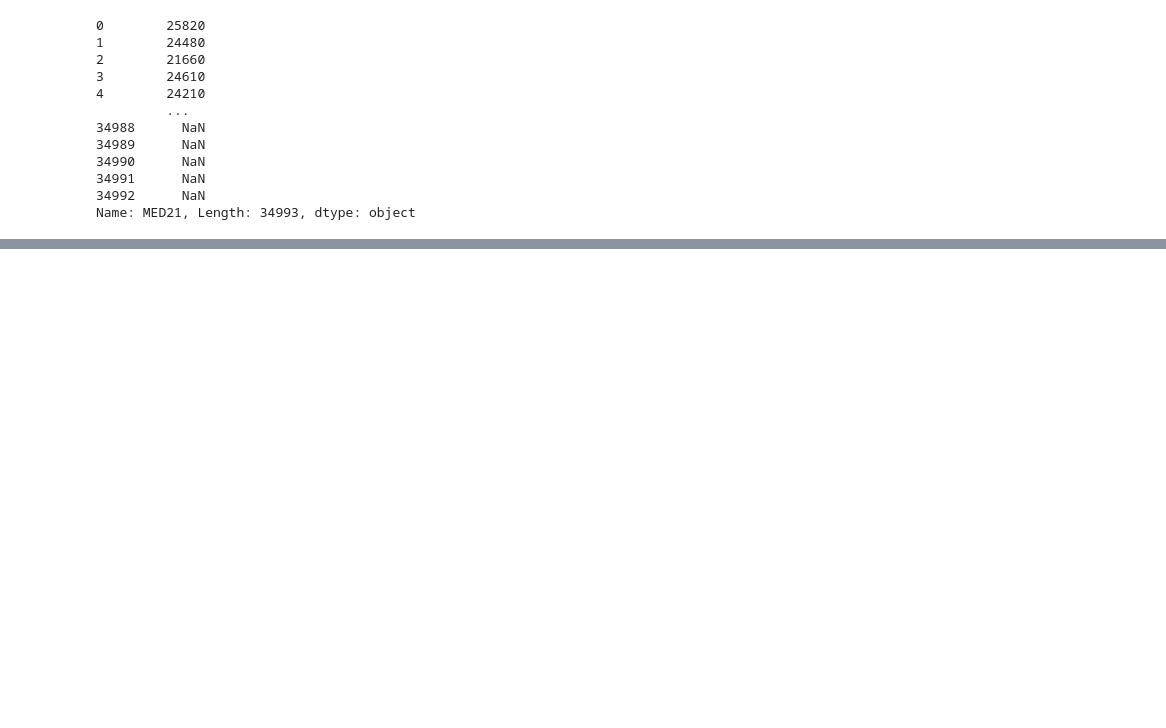
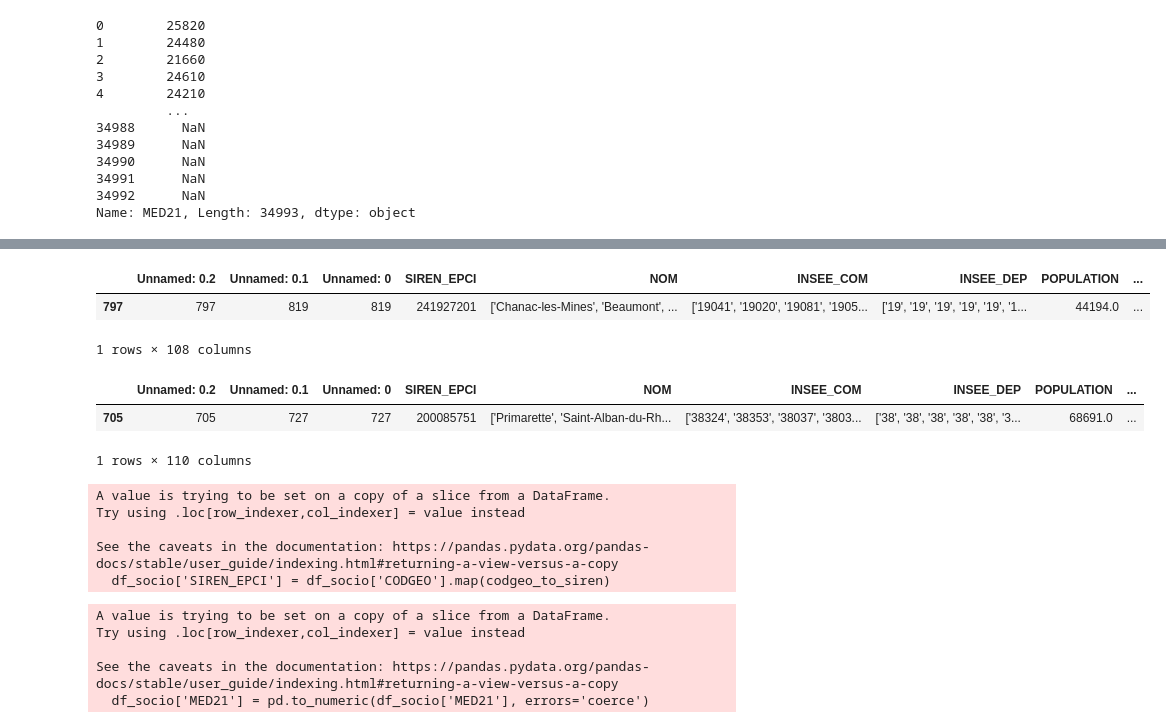
Before and after one commit to Qntouille/statapp, a Jupyter notebook: emission.ipynb, the cells around one changed output, grey strips where cells are left out. Cells and saved outputs as stored; diff of their text form; code cells hidden in the pictures; blank space fills up the shorter version.

```diff
--- a/emission.ipynb
+++ b/emission.ipynb
@@ -503,0 +476,6 @@ Name: MED21, Length: 34993, dtype: object
+# %%
+epci_features.sample()
+# %% [output]
+|  | Unnamed: 0.2 | Unnamed: 0.1 | Unnamed: 0 | SIREN_EPCI | NOM | INSEE_COM | INSEE_DEP | POPULATION | ... |
+| 797 | 797 | 819 | 819 | 241927201 | ['Chanac-les-Mines', 'Beaumont', ... | ['19041', '19020', '19081', '1905... | ['19', '19', '19', '19', '19', '1... | 44194.0 | ... |
+1 rows × 108 columns
@@ -503,0 +495,6 @@ Name: MED21, Length: 34993, dtype: object
+# %%
+epci_features.sample()
+# %% [output]
+|  | Unnamed: 0.2 | Unnamed: 0.1 | Unnamed: 0 | SIREN_EPCI | NOM | INSEE_COM | INSEE_DEP | POPULATION | ... |
+| 705 | 705 | 727 | 727 | 200085751 | ['Primarette', 'Saint-Alban-du-Rh... | ['38324', '38353', '38037', '3803... | ['38', '38', '38', '38', '38', '3... | 68691.0 | ... |
+1 rows × 110 columns
@@ -503,0 +508,17 @@ Name: MED21, Length: 34993, dtype: object
+# %%
+# 3. Ajouter la colonne SIREN_EPCI au dataframe df_socio
+df_socio['SIREN_EPCI'] = df_socio['CODGEO'].map(codgeo_to_siren)
+# %% [output]
+A value is trying to be set on a copy of a slice from a DataFrame.
+Try using .loc[row_indexer,col_indexer] = value instead
+
+See the caveats in the documentation: https://pandas.pydata.org/pandas-docs/stable/user_guide/indexing.html#returning-a-view-versus-a-copy
+  df_socio['SIREN_EPCI'] = df_socio['CODGEO'].map(codgeo_to_siren)
+# %%
+df_socio['MED21'] = pd.to_numeric(df_socio['MED21'], errors='coerce')
+# %% [output]
+A value is trying to be set on a copy of a slice from a DataFrame.
+Try using .loc[row_indexer,col_indexer] = value instead
+
+See the caveats in the documentation: https://pandas.pydata.org/pandas-docs/stable/user_guide/indexing.html#returning-a-view-versus-a-copy
+  df_socio['MED21'] = pd.to_numeric(df_socio['MED21'], errors='coerce')
```
Also changed, not shown: parts of 16 cells of this notebook.
